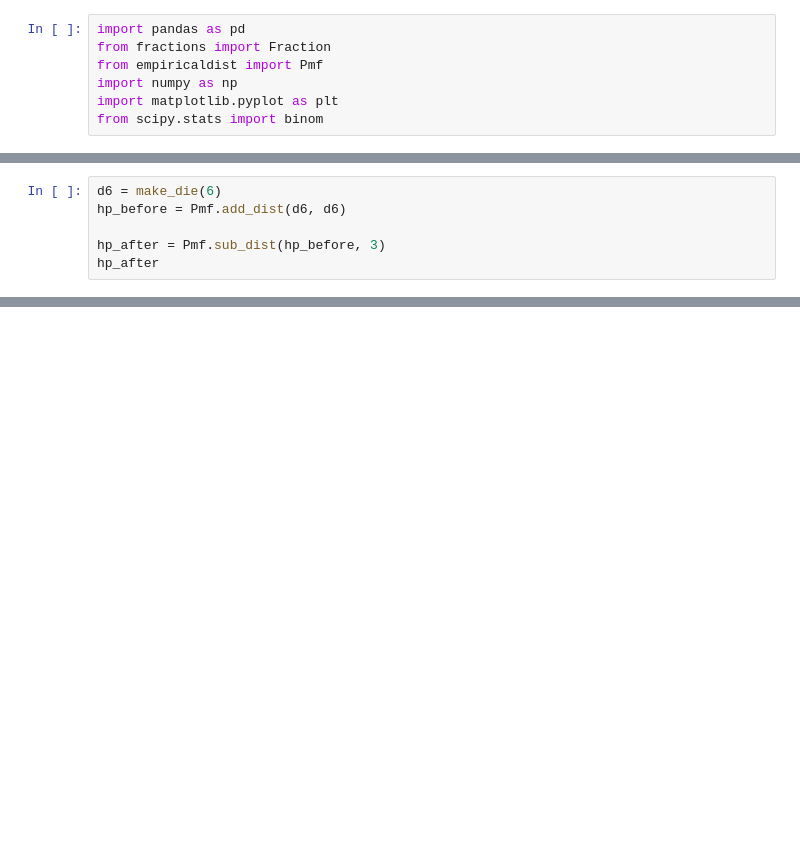
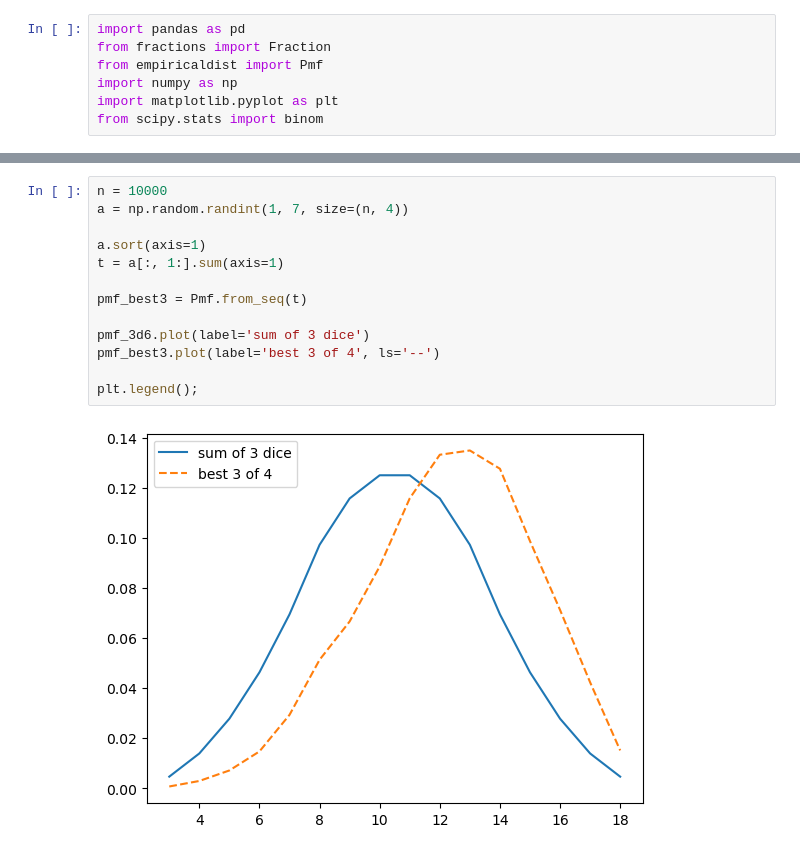
Before and after one commit to S3tuit/jup_lab, a Jupyter notebook: test.ipynb, the cells around one changed output, grey strips where cells are left out. Cells and saved outputs as stored; diff of their text form; blank space fills up the shorter version.

```diff
--- a/test.ipynb
+++ b/test.ipynb
@@ -198,6 +7,0 @@ prob(odds(0.14)*25)
-# %%
-d6 = make_die(6)
-hp_before = Pmf.add_dist(d6, d6)
-
-hp_after = Pmf.sub_dist(hp_before, 3)
-hp_after
@@ -289,0 +69,15 @@ array([388., 477.])
+# %%
+n = 10000
+a = np.random.randint(1, 7, size=(n, 4))
+
+a.sort(axis=1)
+t = a[:, 1:].sum(axis=1)
+
+pmf_best3 = Pmf.from_seq(t)
+
+pmf_3d6.plot(label='sum of 3 dice')
+pmf_best3.plot(label='best 3 of 4', ls='--')
+
+plt.legend();
+# %% [output]
+[figure, added]
```
Also changed, not shown: parts of 63 cells of this notebook, 1 other file.
